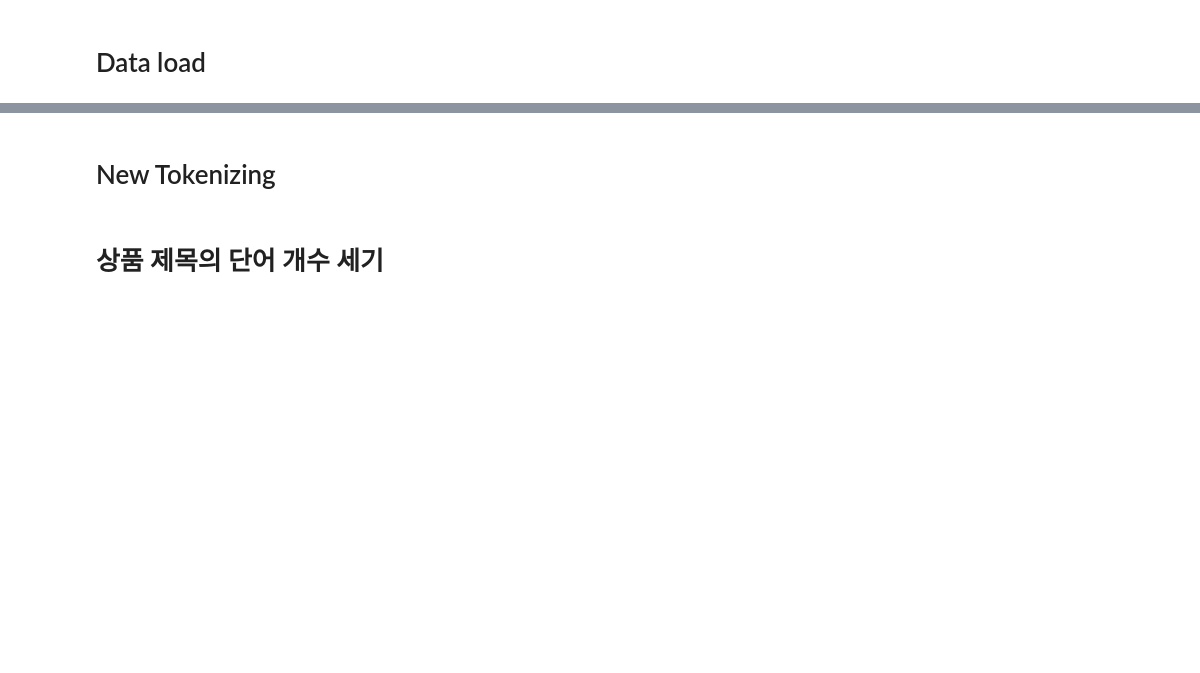
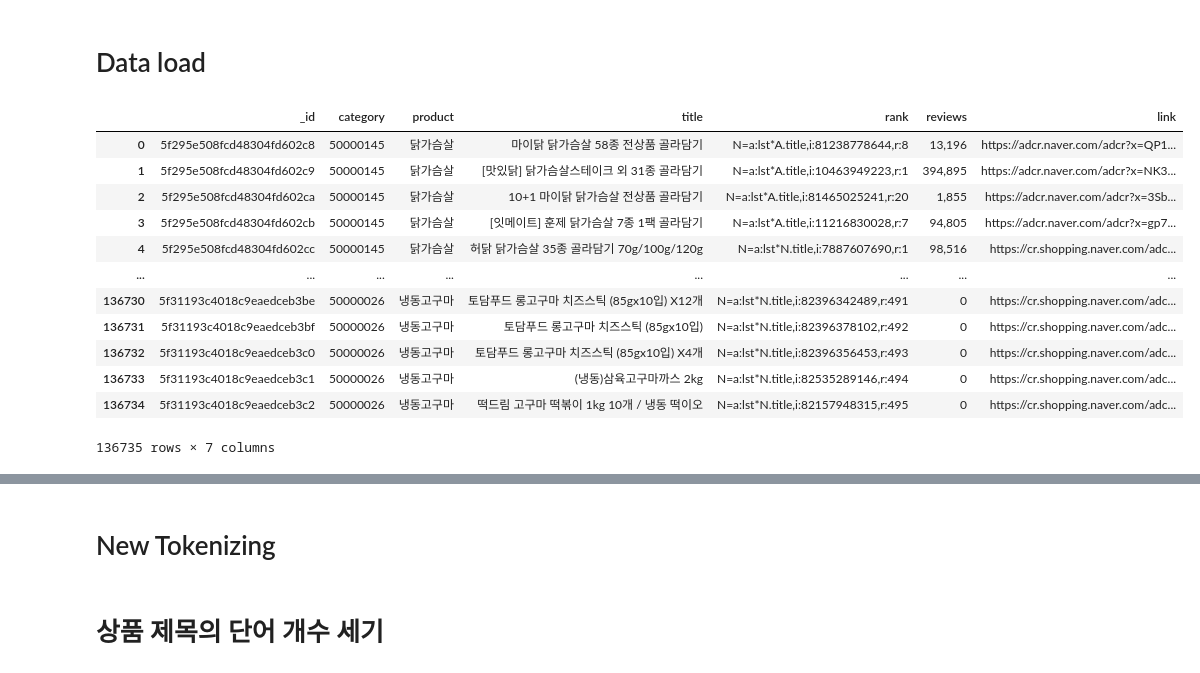
Before and after one commit to ayeongjeong/Naver-Shopping-Title-Recommendation-Service, a Jupyter notebook: IndependentVar_hi.ipynb, the cells around one changed output, grey strips where cells are left out. Saved outputs shown, nothing was run; the diff lists cells and outputs as text; code cells hidden in the pictures; blank space fills up the shorter version.

Commit message:
modeling_new
conv1D

```diff
--- a/IndependentVar_hi.ipynb
+++ b/IndependentVar_hi.ipynb
@@ -1,5 +1,25 @@
 # %% [markdown]
 # Data load
+# %%
+try1 = mydb.modelingdb # get Collection
+
+try_df = pd.DataFrame(list(try1.find()))
+# %%
+try_df
+# %% [output]
+|  | _id | category | product | title | rank | reviews | link |
+| 0 | 5f295e508fcd48304fd602c8 | 50000145 | 닭가슴살 | 마이닭 닭가슴살 58종 전상품 골라담기 | N=a:lst*A.title,i:81238778644,r:8 | 13,196 | https://adcr.naver.com/adcr?x=QP1... |
+| 1 | 5f295e508fcd48304fd602c9 | 50000145 | 닭가슴살 | [맛있닭] 닭가슴살스테이크 외 31종 골라담기 | N=a:lst*A.title,i:10463949223,r:1 | 394,895 | https://adcr.naver.com/adcr?x=NK3... |
+| 2 | 5f295e508fcd48304fd602ca | 50000145 | 닭가슴살 | 10+1 마이닭 닭가슴살 전상품 골라담기 | N=a:lst*A.title,i:81465025241,r:20 | 1,855 | https://adcr.naver.com/adcr?x=3Sb... |
+| 3 | 5f295e508fcd48304fd602cb | 50000145 | 닭가슴살 | [잇메이트] 훈제 닭가슴살 7종 1팩 골라담기 | N=a:lst*A.title,i:11216830028,r:7 | 94,805 | https://adcr.naver.com/adcr?x=gp7... |
+| 4 | 5f295e508fcd48304fd602cc | 50000145 | 닭가슴살 | 허닭 닭가슴살 35종 골라담기 70g/100g/120g | N=a:lst*N.title,i:7887607690,r:1 | 98,516 | https://cr.shopping.naver.com/adc... |
+| ... | ... | ... | ... | ... | ... | ... | ... |
+| 136730 | 5f31193c4018c9eaedceb3be | 50000026 | 냉동고구마 | 토담푸드 롱고구마 치즈스틱 (85gx10입) X12개 | N=a:lst*N.title,i:82396342489,r:491 | 0 | https://cr.shopping.naver.com/adc... |
+| 136731 | 5f31193c4018c9eaedceb3bf | 50000026 | 냉동고구마 | 토담푸드 롱고구마 치즈스틱 (85gx10입) | N=a:lst*N.title,i:82396378102,r:492 | 0 | https://cr.shopping.naver.com/adc... |
+| 136732 | 5f31193c4018c9eaedceb3c0 | 50000026 | 냉동고구마 | 토담푸드 롱고구마 치즈스틱 (85gx10입) X4개 | N=a:lst*N.title,i:82396356453,r:493 | 0 | https://cr.shopping.naver.com/adc... |
+| 136733 | 5f31193c4018c9eaedceb3c1 | 50000026 | 냉동고구마 | (냉동)삼육고구마까스 2kg | N=a:lst*N.title,i:82535289146,r:494 | 0 | https://cr.shopping.naver.com/adc... |
+| 136734 | 5f31193c4018c9eaedceb3c2 | 50000026 | 냉동고구마 | 떡드림 고구마 떡볶이 1kg 10개 / 냉동 떡이오 | N=a:lst*N.title,i:82157948315,r:495 | 0 | https://cr.shopping.naver.com/adc... |
+136735 rows × 7 columns
 # %%
 # mongoDB to DataFrame
 
```
Also changed, not shown: parts of 13 cells of this notebook.
